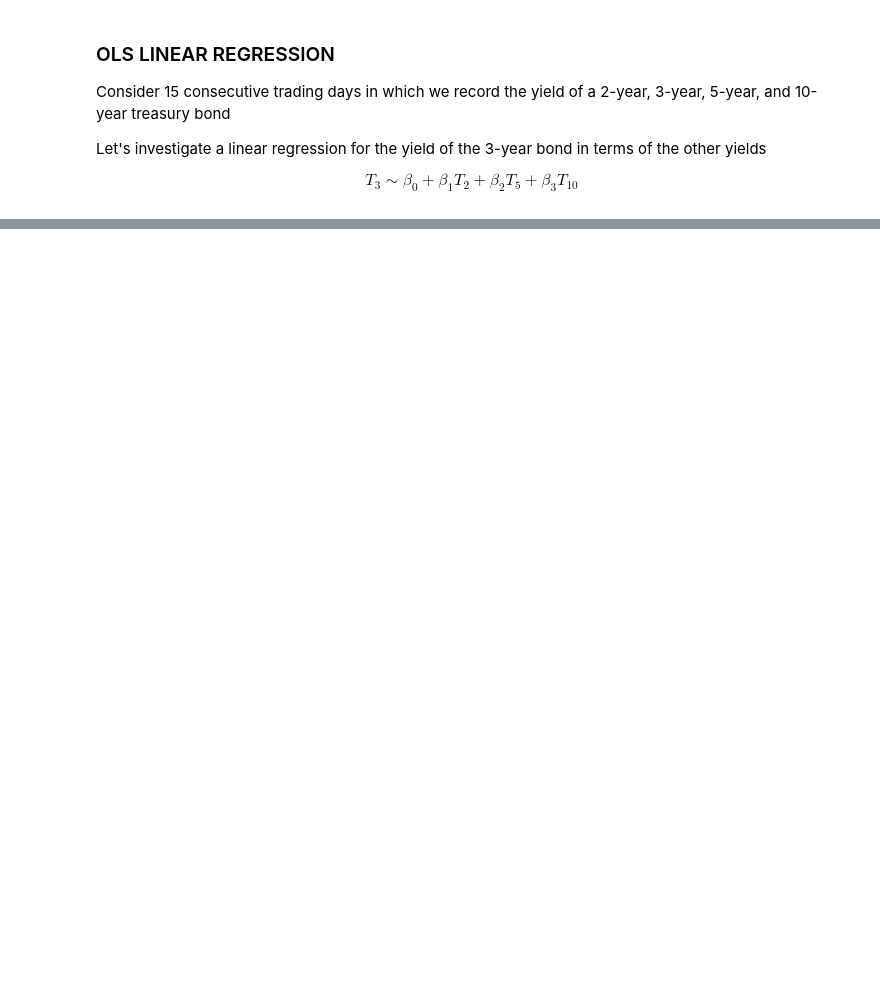
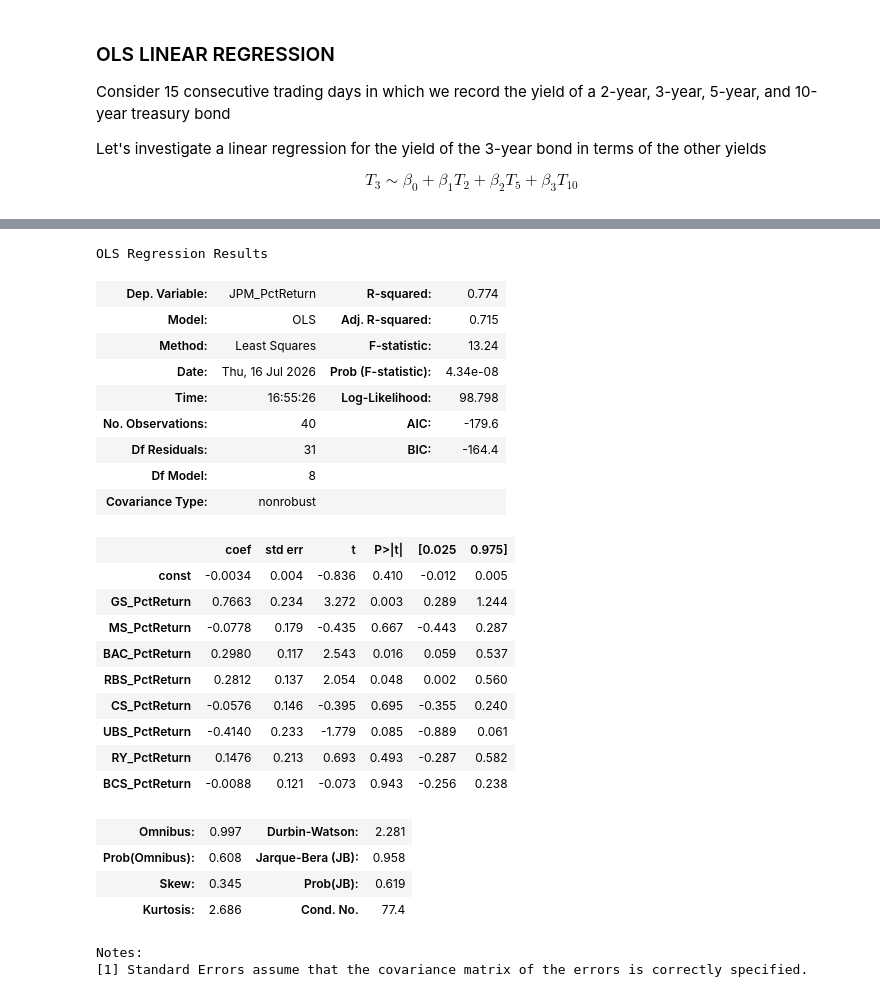
Before and after one commit to giacomoscanavini/quant_finance, a Jupyter notebook: dan_stefanica_primer_financial_engineering/ols_linear_regression.ipynb, the cells around one changed output, grey strips where cells are left out. Drawn from its saved outputs; the diff is of its cells as text; code cells hidden in the pictures; blank space fills up the shorter version.

```diff
--- a/dan_stefanica_primer_financial_engineering/ols_linear_regression.ipynb
+++ b/dan_stefanica_primer_financial_engineering/ols_linear_regression.ipynb
@@ -70,0 +135,36 @@ strong multicollinearity or other numerical problems.
+# %%
+# 3. Linear regression of JPM returns wrt returns of other stocks
+X = data[['GS_PctReturn', 'MS_PctReturn', 'BAC_PctReturn', 'RBS_PctReturn', 'CS_PctReturn', 'UBS_PctReturn', 'RY_PctReturn', 'BCS_PctReturn']].dropna()
+X = sm.add_constant(X)
+y = data['JPM_PctReturn'].dropna()
+
+model2 = sm.OLS(y, X)
+results2 = model2.fit()
+results2.summary()
+# %% [output]
+OLS Regression Results
+| Dep. Variable: | JPM_PctReturn | R-squared: | 0.774 |
+| Model: | OLS | Adj. R-squared: | 0.715 |
+| Method: | Least Squares | F-statistic: | 13.24 |
+| Date: | Thu, 16 Jul 2026 | Prob (F-statistic): | 4.34e-08 |
+| Time: | 16:55:26 | Log-Likelihood: | 98.798 |
+| No. Observations: | 40 | AIC: | -179.6 |
+| Df Residuals: | 31 | BIC: | -164.4 |
+| Df Model: | 8 |  |  |
+| Covariance Type: | nonrobust |  |  |
+|  | coef | std err | t | P>|t| | [0.025 | 0.975] |
+| const | -0.0034 | 0.004 | -0.836 | 0.410 | -0.012 | 0.005 |
+| GS_PctReturn | 0.7663 | 0.234 | 3.272 | 0.003 | 0.289 | 1.244 |
+| MS_PctReturn | -0.0778 | 0.179 | -0.435 | 0.667 | -0.443 | 0.287 |
+| BAC_PctReturn | 0.2980 | 0.117 | 2.543 | 0.016 | 0.059 | 0.537 |
+| RBS_PctReturn | 0.2812 | 0.137 | 2.054 | 0.048 | 0.002 | 0.560 |
+| CS_PctReturn | -0.0576 | 0.146 | -0.395 | 0.695 | -0.355 | 0.240 |
+| UBS_PctReturn | -0.4140 | 0.233 | -1.779 | 0.085 | -0.889 | 0.061 |
+| RY_PctReturn | 0.1476 | 0.213 | 0.693 | 0.493 | -0.287 | 0.582 |
+| BCS_PctReturn | -0.0088 | 0.121 | -0.073 | 0.943 | -0.256 | 0.238 |
+| Omnibus: | 0.997 | Durbin-Watson: | 2.281 |
+| Prob(Omnibus): | 0.608 | Jarque-Bera (JB): | 0.958 |
+| Skew: | 0.345 | Prob(JB): | 0.619 |
+| Kurtosis: | 2.686 | Cond. No. | 77.4 |
+Notes:
+[1] Standard Errors assume that the covariance matrix of the errors is correctly specified.
```
Also changed, not shown: parts of 5 cells of this notebook, 2 other files.
